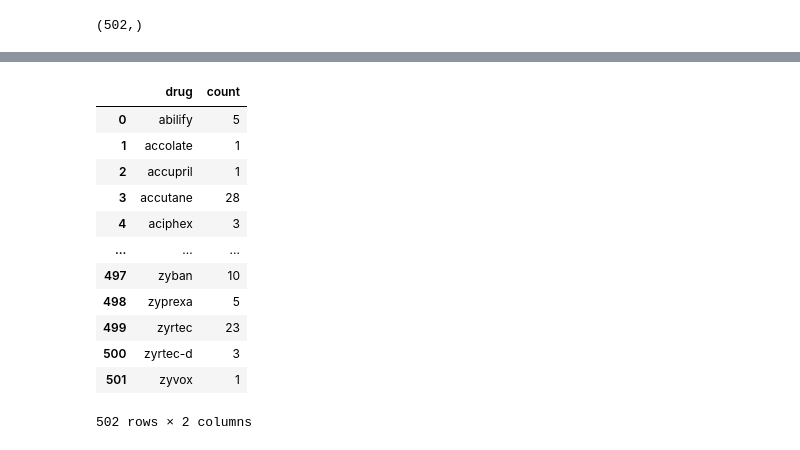
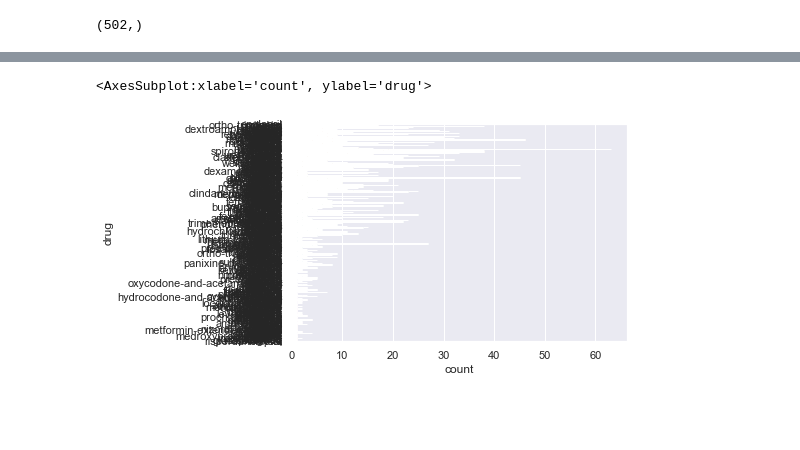
Before and after one commit to lmcosta98/Project2_FCD, a Jupyter notebook: drug_review.ipynb, the cells around one changed output, grey strips where cells are left out. Saved outputs shown, nothing was run; the diff lists cells and outputs as text; code cells hidden in the pictures; blank space fills up the shorter version.

```diff
--- a/drug_review.ipynb
+++ b/drug_review.ipynb
@@ -3,6 +3,10 @@
 # %%
 import pandas as pd
 import numpy as np
+import matplotlib.pyplot as plt
+import seaborn as sns
+
+sns.set_theme()
 # %%
 train_data = pd.read_csv('drugLib_raw/drugLibTrain_raw.tsv', sep='\t', header=0, names=['id', 'drug', 'rating', 'effectiveness', 'side_effects', 'condition', 'benefits_review', 'side_effects_review', 'comments_review'])
 train_data.head()
@@ -56,0 +80,3 @@ dtype: bool
+# %%
+train_data.fillna({'side_effects_review': 'no side effects'}, inplace=True)
+train_data[train_data.isna().any(axis=1)].shape
@@ -72,16 +170,5 @@ drugs.rename(columns={'rating': 'count'}, inplace=True)
-# %%
-drugs
-# %% [output]
-|  | drug | count |
-| 0 | abilify | 5 |
-| 1 | accolate | 1 |
-| 2 | accupril | 1 |
-| 3 | accutane | 28 |
-| 4 | aciphex | 3 |
-| ... | ... | ... |
-| 497 | zyban | 10 |
-| 498 | zyprexa | 5 |
-| 499 | zyrtec | 23 |
-| 500 | zyrtec-d | 3 |
-| 501 | zyvox | 1 |
-502 rows × 2 columns
+# %%
+sns.countplot(data=train_data, y='drug')
+# %% [output]
+<AxesSubplot:xlabel='count', ylabel='drug'>
+[figure, added]
```
Also changed, not shown: parts of 12 cells of this notebook.
